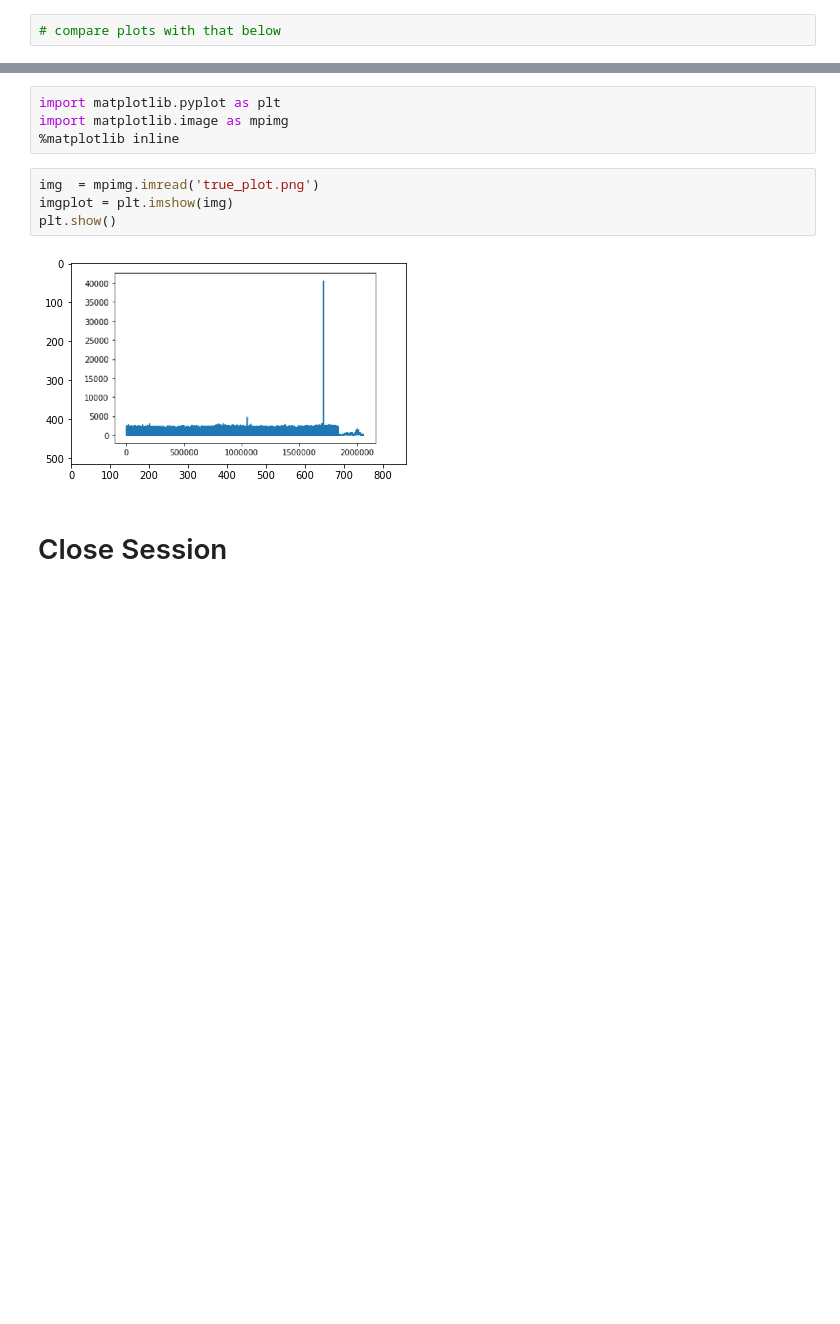
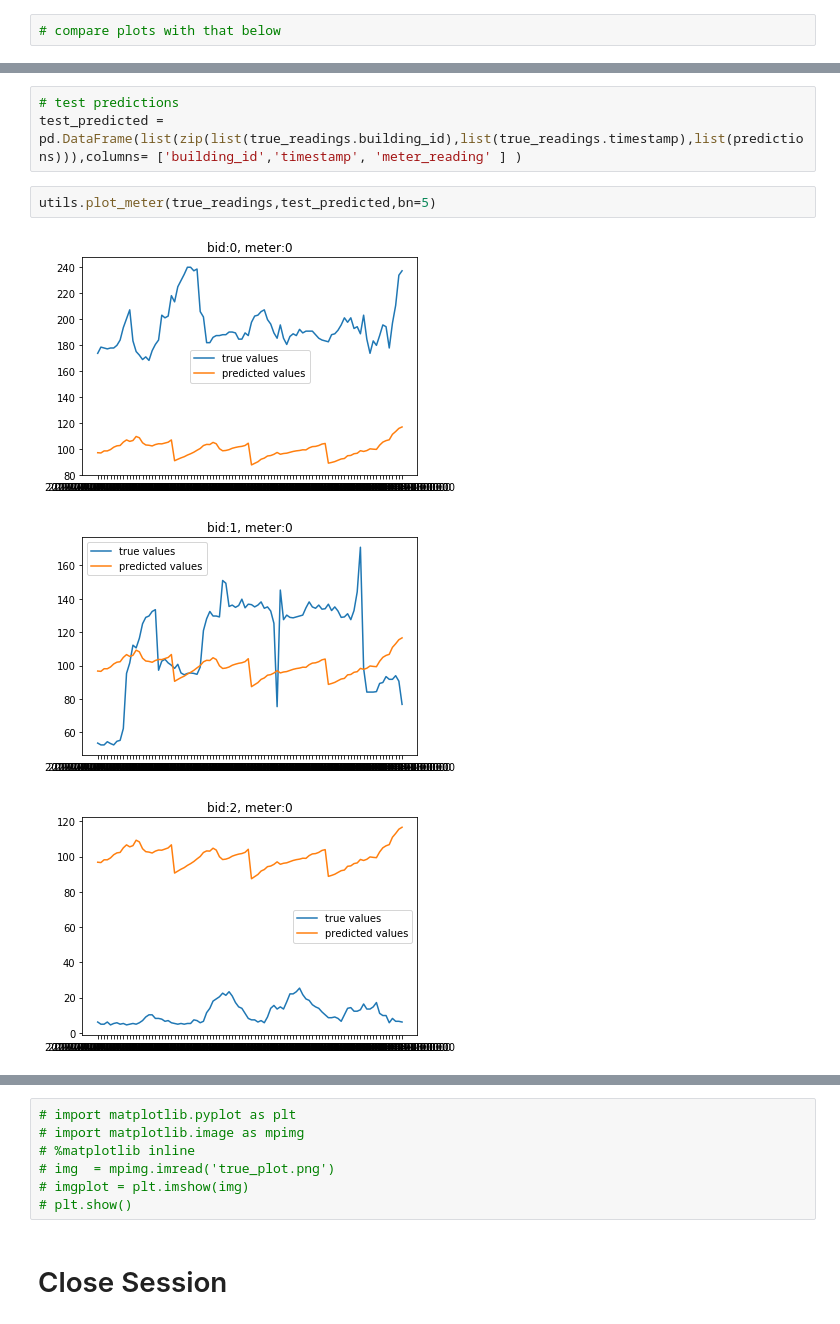
Before and after one commit to adderbyte/Energy_Prediction_Bot, a Jupyter notebook: Models/NewLSTMmodel.ipynb, the cells around one changed output, grey strips where cells are left out. Drawn from its saved outputs; the diff is of its cells as text; blank space fills up the shorter version.

```diff
--- a/Models/NewLSTMmodel.ipynb
+++ b/Models/NewLSTMmodel.ipynb
@@ -449,0 +531,9 @@ plt.plot(test.reshape(test.shape[0],1))
+# %%
+# test predictions
+test_predicted = pd.DataFrame(list(zip(list(true_readings.building_id),list(true_readings.timestamp),list(predictions))),columns= ['building_id','timestamp', 'meter_reading' ] )
+# %%
+utils.plot_meter(true_readings,test_predicted,bn=5)
+# %% [output]
+[figure, added]
+[figure, added]
+[figure, added]
@@ -450,13 +542,10 @@ plt.plot(test.reshape(test.shape[0],1))
 # %%
-import matplotlib.pyplot as plt
-import matplotlib.image as mpimg
-%matplotlib inline
+# import matplotlib.pyplot as plt
+# import matplotlib.image as mpimg
+# %matplotlib inline
+# img  = mpimg.imread('true_plot.png')
+# imgplot = plt.imshow(img)
+# plt.show()
-# %%
-img  = mpimg.imread('true_plot.png')
-imgplot = plt.imshow(img)
-plt.show()
-# %% [output]
-[figure, removed]
 # %% [markdown]
 # Close Session
 # %%
```
Also changed, not shown: parts of 38 cells of this notebook.
